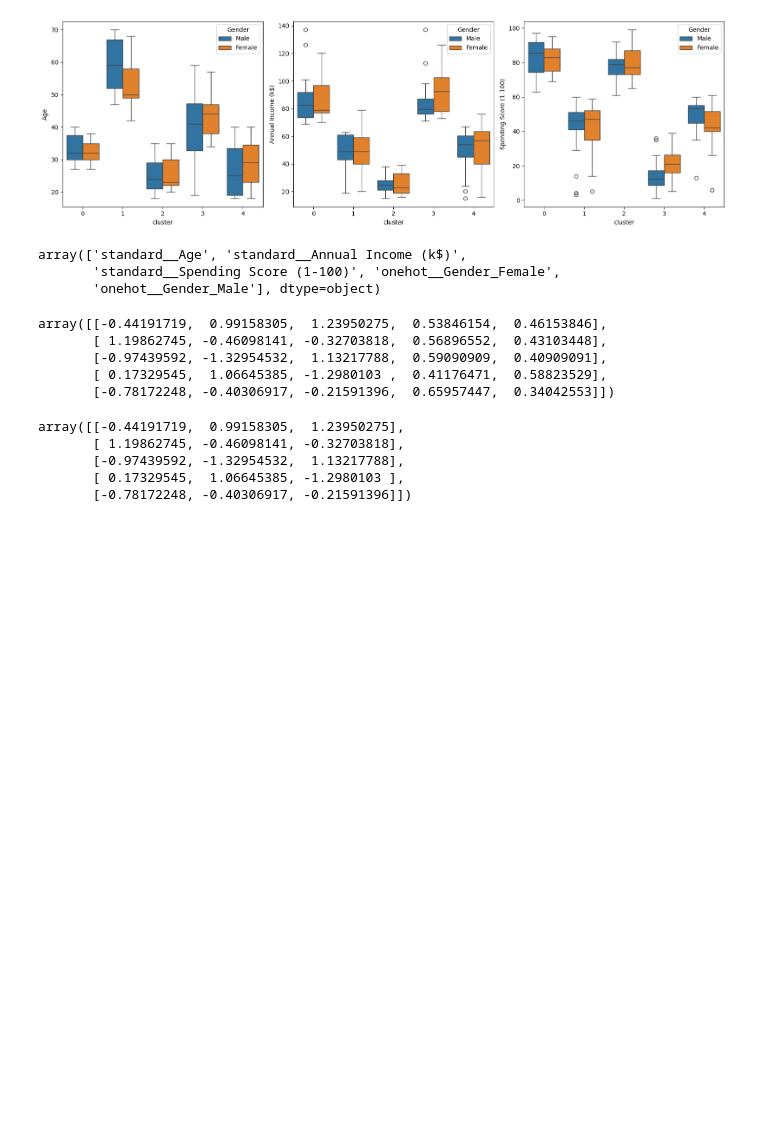
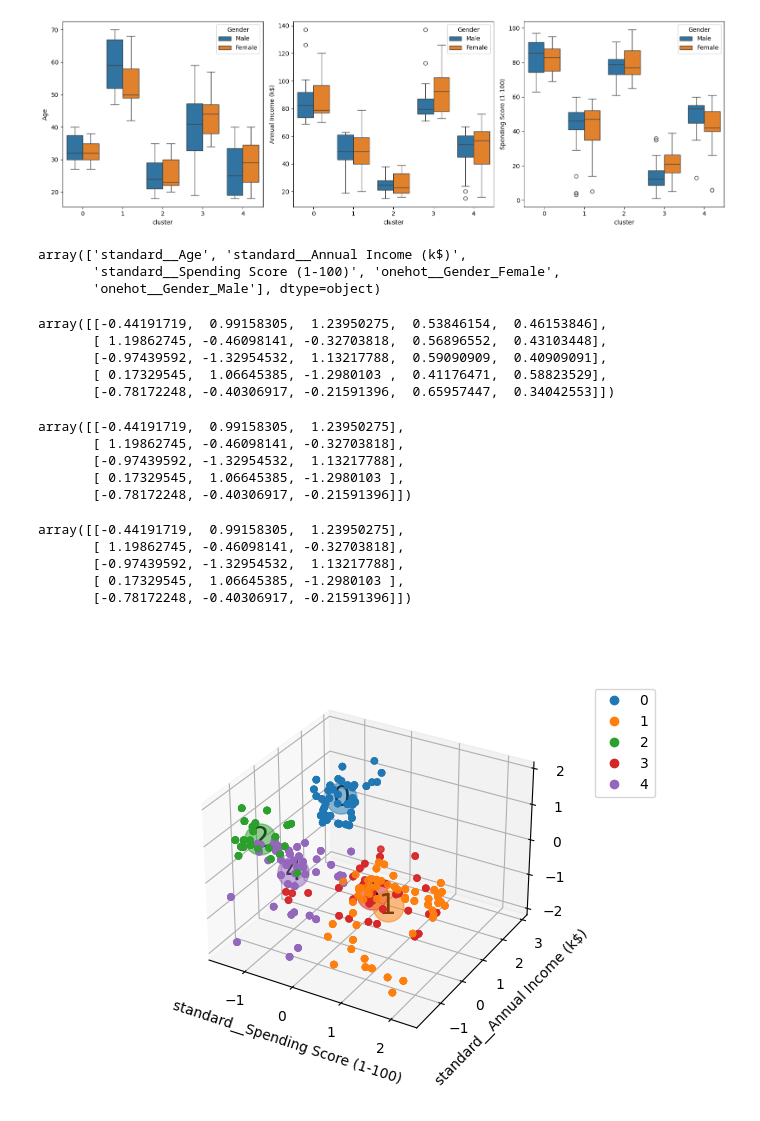
Before and after one commit to Felandim/PortfolioProjetos, a Jupyter notebook: 2 Segmentação de clientes/notebook/projeto_supermercado_04_pipeline.ipynb, the cells around one changed output. Saved outputs shown, nothing was run; the diff lists cells and outputs as text; code cells hidden in the pictures; blank space fills up the shorter version.

Commit message:
Aula 20 - visualizando os clusters

```diff
--- a/2 Segmentação de clientes/notebook/projeto_supermercado_04_pipeline.ipynb
+++ b/2 Segmentação de clientes/notebook/projeto_supermercado_04_pipeline.ipynb
@@ -224,3 +224,25 @@ array([[-0.44191719,  0.99158305,  1.23950275],
        [-0.97439592, -1.32954532,  1.13217788],
        [ 0.17329545,  1.06645385, -1.2980103 ],
        [-0.78172248, -0.40306917, -0.21591396]])
+# %%
+centroids = pipeline['clustering'].cluster_centers_[:, :-2]
+centroids
+# %% [output]
+array([[-0.44191719,  0.99158305,  1.23950275],
+       [ 1.19862745, -0.46098141, -0.32703818],
+       [-0.97439592, -1.32954532,  1.13217788],
+       [ 0.17329545,  1.06645385, -1.2980103 ],
+       [-0.78172248, -0.40306917, -0.21591396]])
+# %%
+%matplotlib ipympl
+from func_aux import visualizar_clusters
+
+visualizar_clusters(
+    dataframe= df_scaled,
+    colunas = ['standard__Age', 'standard__Annual Income (k$)', 'standard__Spending Score (1-100)'],
+    quantidade_de_cores=5,
+    centroids = centroids,
+    mostrar_pontos=True,
+    coluna_clusters= df_clustered['cluster'])
+# %% [output]
+[figure, added]
```
Also changed, not shown: 1 other file.
